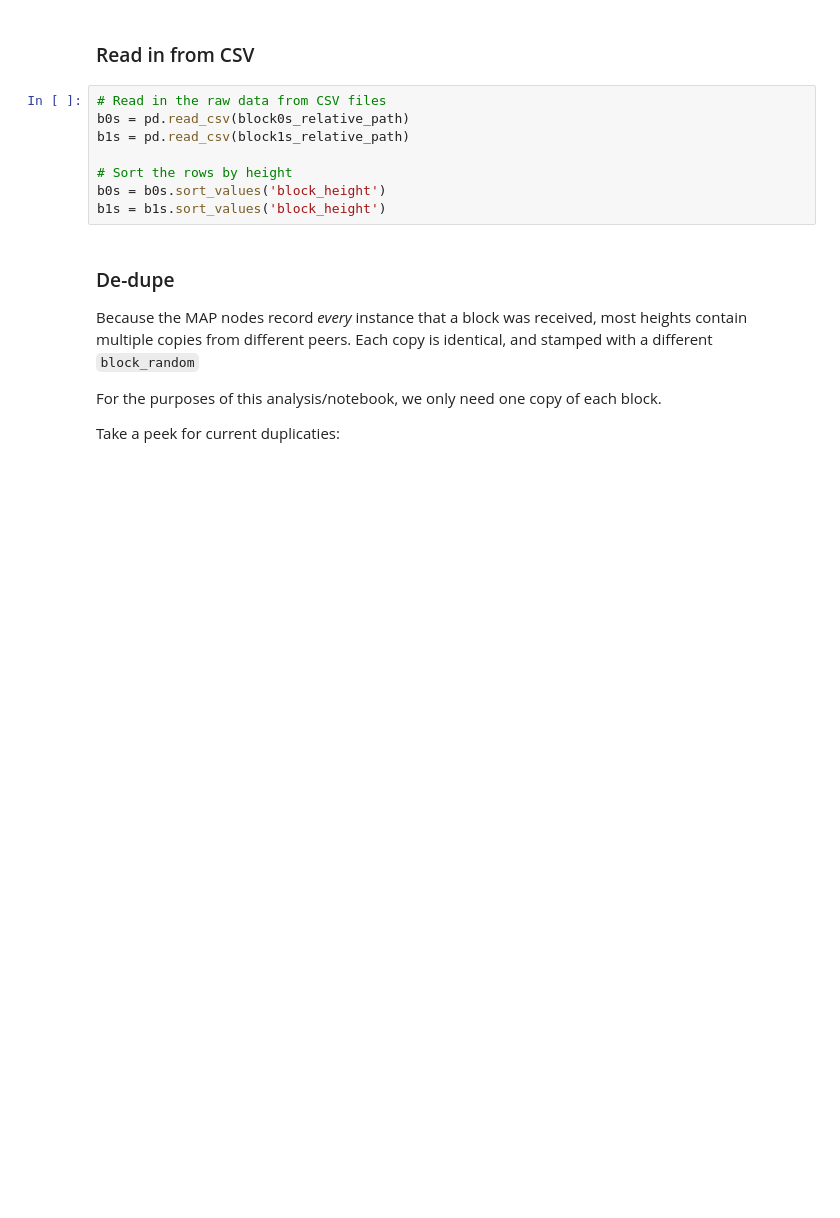
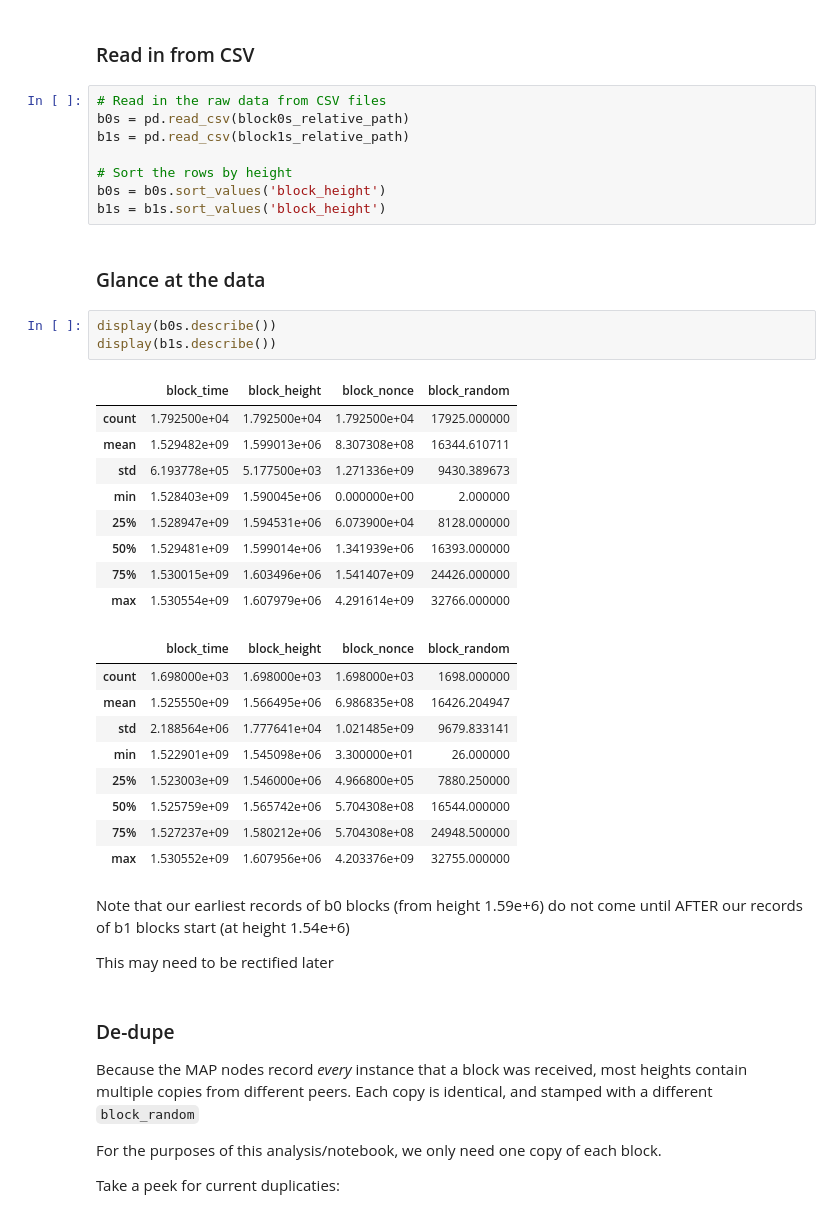
Before and after one commit to noncesense-research-lab/archival_network, a Jupyter notebook: analyses/altchain_temporal_study.ipynb, the cells around one changed output. Cells and saved outputs as stored; diff of their text form; blank space fills up the shorter version.

Commit message:
made node of mismatch in recorded time windows

```diff
--- a/analyses/altchain_temporal_study.ipynb
+++ b/analyses/altchain_temporal_study.ipynb
@@ -59,6 +59,34 @@ b1s = pd.read_csv(block1s_relative_path)
 # Sort the rows by height
 b0s = b0s.sort_values('block_height')
 b1s = b1s.sort_values('block_height')
+# %% [markdown]
+### Glance at the data
+# %%
+display(b0s.describe())
+display(b1s.describe())
+# %% [output]
+|  | block_time | block_height | block_nonce | block_random |
+| count | 1.792500e+04 | 1.792500e+04 | 1.792500e+04 | 17925.000000 |
+| mean | 1.529482e+09 | 1.599013e+06 | 8.307308e+08 | 16344.610711 |
+| std | 6.193778e+05 | 5.177500e+03 | 1.271336e+09 | 9430.389673 |
+| min | 1.528403e+09 | 1.590045e+06 | 0.000000e+00 | 2.000000 |
+| 25% | 1.528947e+09 | 1.594531e+06 | 6.073900e+04 | 8128.000000 |
+| 50% | 1.529481e+09 | 1.599014e+06 | 1.341939e+06 | 16393.000000 |
+| 75% | 1.530015e+09 | 1.603496e+06 | 1.541407e+09 | 24426.000000 |
+| max | 1.530554e+09 | 1.607979e+06 | 4.291614e+09 | 32766.000000 |
+|  | block_time | block_height | block_nonce | block_random |
+| count | 1.698000e+03 | 1.698000e+03 | 1.698000e+03 | 1698.000000 |
+| mean | 1.525550e+09 | 1.566495e+06 | 6.986835e+08 | 16426.204947 |
+| std | 2.188564e+06 | 1.777641e+04 | 1.021485e+09 | 9679.833141 |
+| min | 1.522901e+09 | 1.545098e+06 | 3.300000e+01 | 26.000000 |
+| 25% | 1.523003e+09 | 1.546000e+06 | 4.966800e+05 | 7880.250000 |
+| 50% | 1.525759e+09 | 1.565742e+06 | 5.704308e+08 | 16544.000000 |
+| 75% | 1.527237e+09 | 1.580212e+06 | 5.704308e+08 | 24948.500000 |
+| max | 1.530552e+09 | 1.607956e+06 | 4.203376e+09 | 32755.000000 |
+# %% [markdown]
+Note that our earliest records of b0 blocks (from height 1.59e+6) do not come until AFTER our records of b1 blocks start (at height 1.54e+6)
+
+This may need to be rectified later
 # %% [markdown]
 ### De-dupe
 
```
Also changed, not shown: parts of 1 cell of this notebook.
